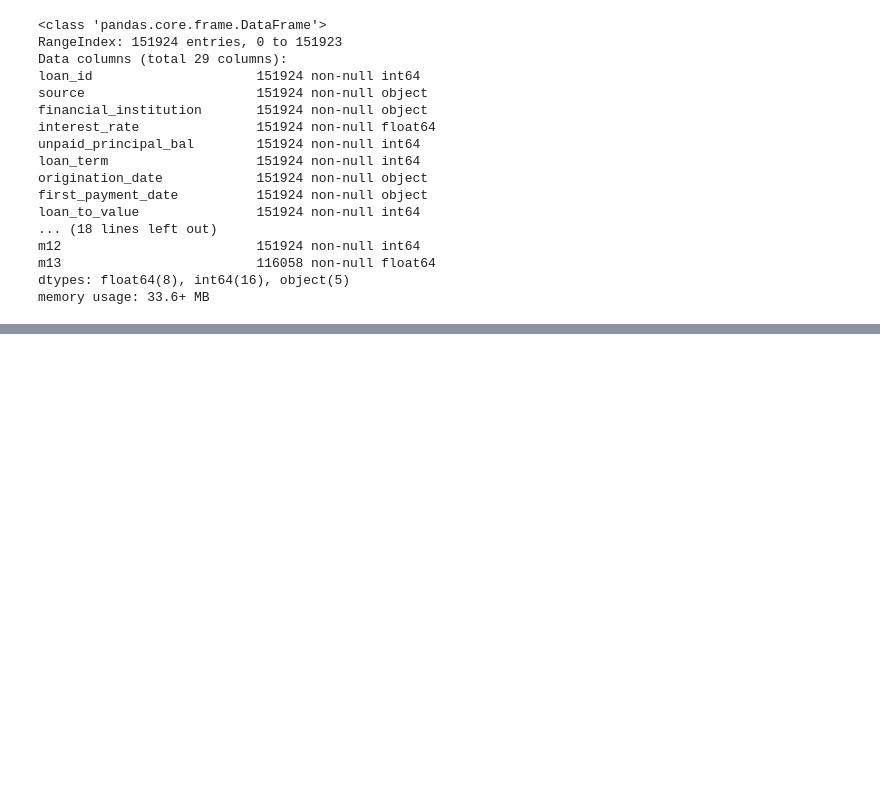
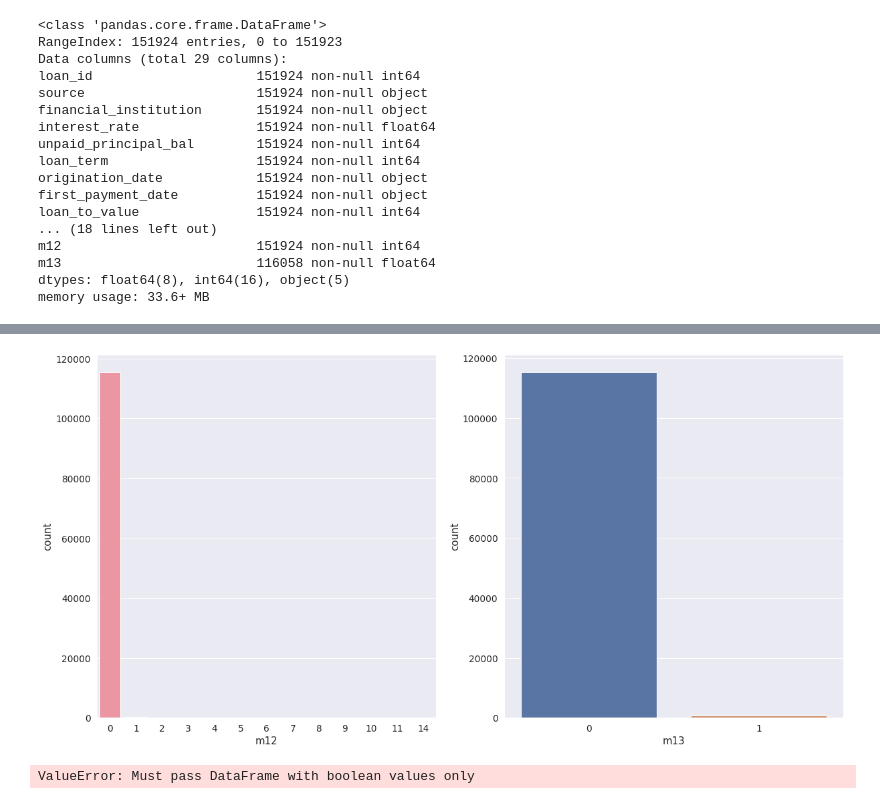
Before and after one commit to NilSagor/AV_ml_practice, a Jupyter notebook: loan_del_predict/loan_del_predict.ipynb, the cells around one changed output, grey strips where cells are left out. Cells and saved outputs as stored; diff of their text form; code cells hidden in the pictures; blank space fills up the shorter version.

```diff
--- a/loan_del_predict/loan_del_predict.ipynb
+++ b/loan_del_predict/loan_del_predict.ipynb
@@ -124,0 +146,37 @@ sns.countplot(y="source", data = data_bin);
+# %%
+# m12  vs m13
+#var = 'm12'
+#data = pd.concat([train_data['m13'], train_data[var]], axis=1)
+#f,ax = plt.subplots(figsize=(10,5))
+#fig = sns.boxplot(x=var, y='m13', data=data)
+#fig.axis(ymin=0, ymax=1);
+fig = plt.figure(figsize=(20,10))
+ax1=fig.add_subplot(1,2,1)
+sns.countplot(data=train_data, x='m12', ax=ax1);
+ax2=fig.add_subplot(1,2,2)
+sns.countplot(data=train_data, x='m13',ax=ax2);
+# %% [output]
+[figure, added]
+# %%
+from sklearn.preprocessing import OneHotEncoder
+
+#for c in cat_cols:
+#data_cat_enc=pd.get_dummies(data_all, column=cat_cols)
+#onehot=OneHotEncoder(handle_unknown='ignore')
+#    onehot.fit(list(data_all[c].values))
+#    data_all[c]=onehot.transform(list(data_all[c].values))
+#data_cat_enc=pd.get_dummies(data_all, column=cat_cols)
+cat_cols=data_all.select_dtypes(include=['object'])
+num_cols=data_all.select_dtypes(include=['int64', 'float64'])
+
+OH_encoder = OneHotEncoder(handle_unknown='ignore', sparse=False)
+OH_cols=pd.DataFrame(OH_encoder.fit_transform(data_all[cat_cols]))
+
+# put back index
+OH_cols = data_all.index
+
+#remove categorical cols from data (will replace with one hot encoding)
+#num_cols
+print("shape data_all: {}".format(data_all.shape))
+# %% [output]
+ValueError: Must pass DataFrame with boolean values only
```
Also changed, not shown: parts of 20 cells of this notebook.
